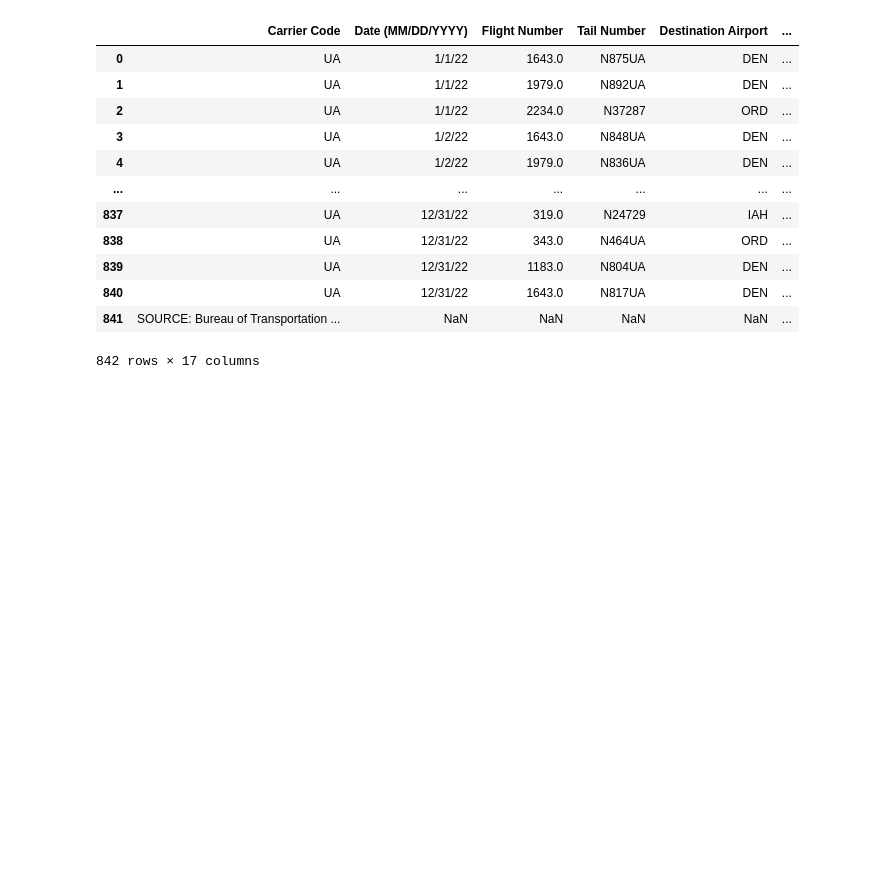
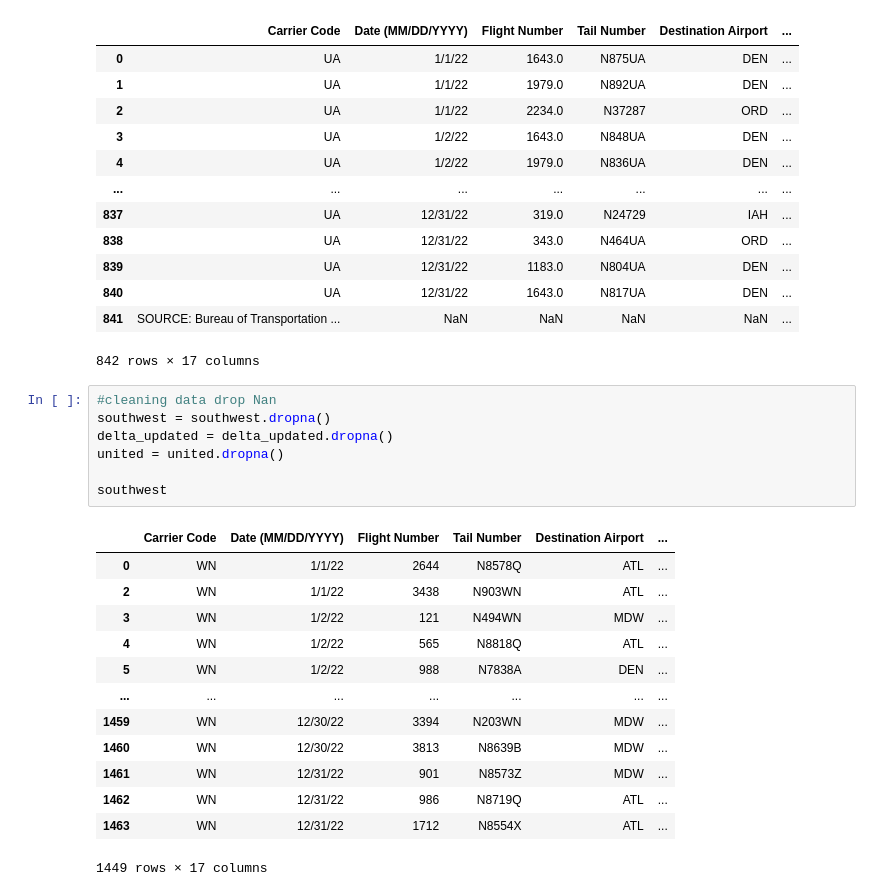
Before and after one commit to rachit0907/FlightPredictions, a Jupyter notebook: current.ipynb, the cells around one changed output. Drawn from its saved outputs; the diff is of its cells as text; blank space fills up the shorter version.

Commit message:
started data cleaning by droping NaNs

```diff
--- a/current.ipynb
+++ b/current.ipynb
@@ -83,3 +83,24 @@ united
 | 840 | UA | 12/31/22 | 1643.0 | N817UA | DEN | ... |
 | 841 | SOURCE: Bureau of Transportation ... | NaN | NaN | NaN | NaN | ... |
 842 rows × 17 columns
+# %%
+#cleaning data drop Nan
+southwest = southwest.dropna()
+delta_updated = delta_updated.dropna()
+united = united.dropna()
+
+southwest
+# %% [output]
+|  | Carrier Code | Date (MM/DD/YYYY) | Flight Number | Tail Number | Destination Airport | ... |
+| 0 | WN | 1/1/22 | 2644 | N8578Q | ATL | ... |
+| 2 | WN | 1/1/22 | 3438 | N903WN | ATL | ... |
+| 3 | WN | 1/2/22 | 121 | N494WN | MDW | ... |
+| 4 | WN | 1/2/22 | 565 | N8818Q | ATL | ... |
+| 5 | WN | 1/2/22 | 988 | N7838A | DEN | ... |
+| ... | ... | ... | ... | ... | ... | ... |
+| 1459 | WN | 12/30/22 | 3394 | N203WN | MDW | ... |
+| 1460 | WN | 12/30/22 | 3813 | N8639B | MDW | ... |
+| 1461 | WN | 12/31/22 | 901 | N8573Z | MDW | ... |
+| 1462 | WN | 12/31/22 | 986 | N8719Q | ATL | ... |
+| 1463 | WN | 12/31/22 | 1712 | N8554X | ATL | ... |
+1449 rows × 17 columns
```
Also changed, not shown: parts of 2 cells of this notebook.
